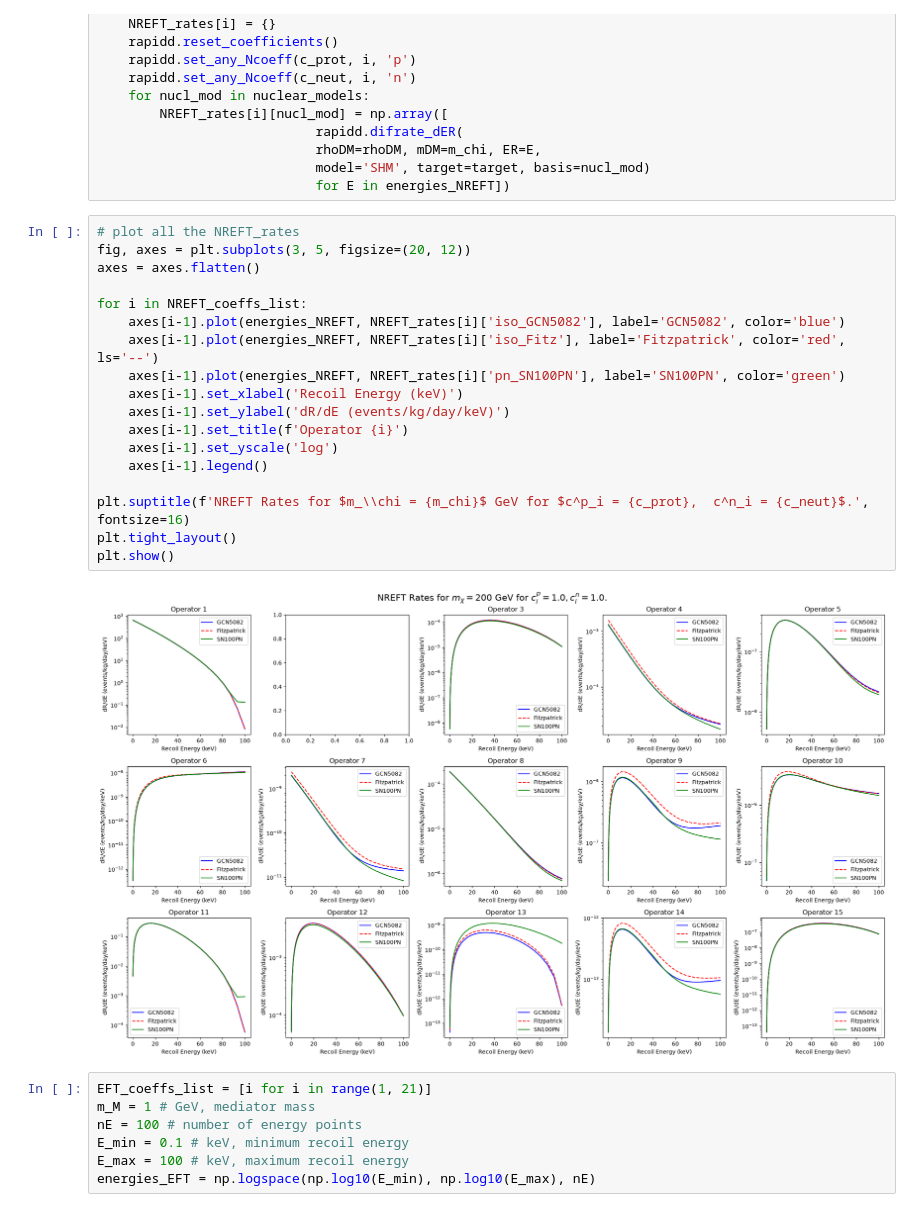
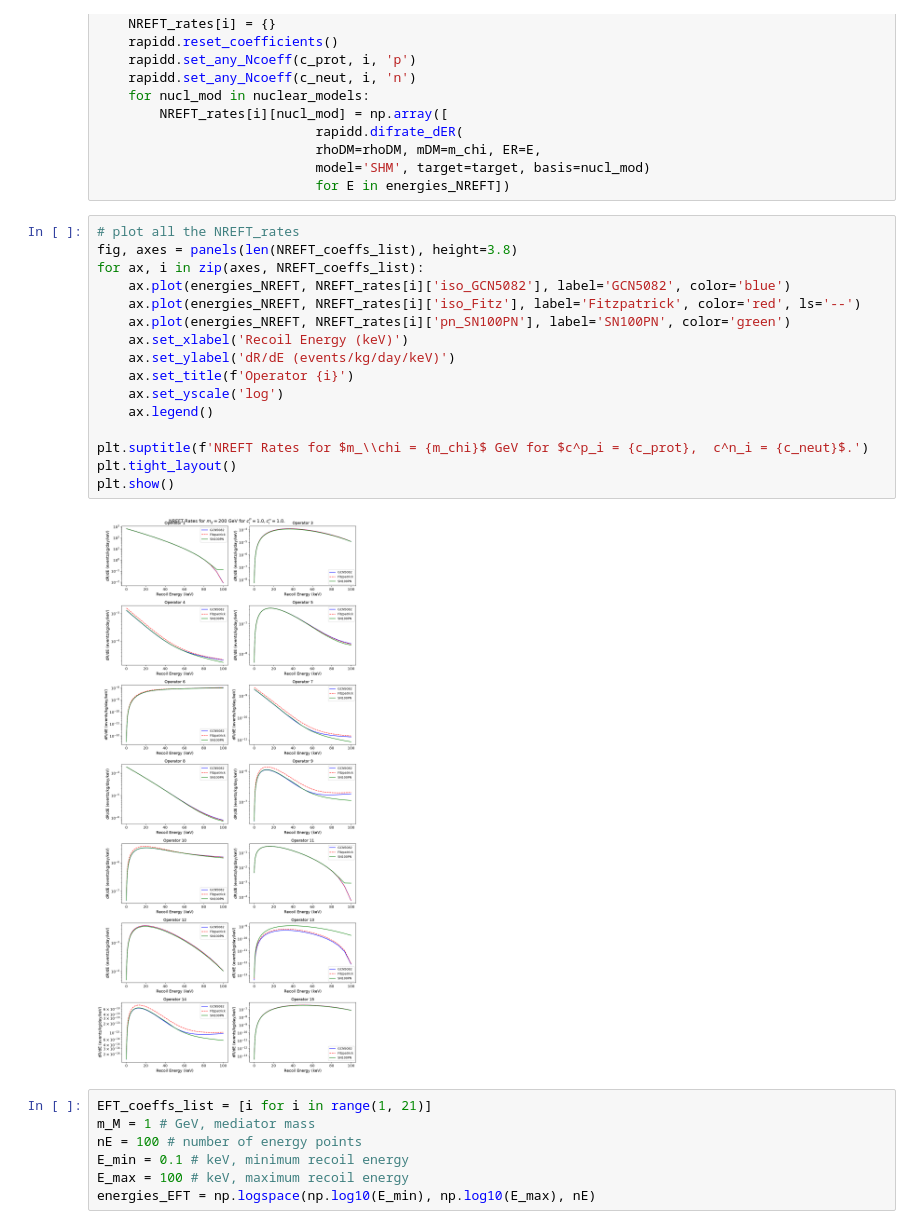
Before and after one commit to cheekyparticle/RAPIDD_for_DM, a Jupyter notebook: examples/checks_NR_rates.ipynb, the cells around one changed output. Saved outputs shown, nothing was run; the diff lists cells and outputs as text.

```diff
--- a/examples/checks_NR_rates.ipynb
+++ b/examples/checks_NR_rates.ipynb
@@ -52,24 +82,22 @@ for i in NREFT_coeffs_list:
                             for E in energies_NREFT])
 # %%
 # plot all the NREFT_rates
-fig, axes = plt.subplots(3, 5, figsize=(20, 12))
-axes = axes.flatten()
+fig, axes = panels(len(NREFT_coeffs_list), height=3.8)
+for ax, i in zip(axes, NREFT_coeffs_list):
+    ax.plot(energies_NREFT, NREFT_rates[i]['iso_GCN5082'], label='GCN5082', color='blue')
+    ax.plot(energies_NREFT, NREFT_rates[i]['iso_Fitz'], label='Fitzpatrick', color='red', ls='--')
+    ax.plot(energies_NREFT, NREFT_rates[i]['pn_SN100PN'], label='SN100PN', color='green')
+    ax.set_xlabel('Recoil Energy (keV)')
+    ax.set_ylabel('dR/dE (events/kg/day/keV)')
+    ax.set_title(f'Operator {i}')
+    ax.set_yscale('log')
+    ax.legend()
 
-for i in NREFT_coeffs_list:
-    axes[i-1].plot(energies_NREFT, NREFT_rates[i]['iso_GCN5082'], label='GCN5082', color='blue')
-    axes[i-1].plot(energies_NREFT, NREFT_rates[i]['iso_Fitz'], label='Fitzpatrick', color='red', ls='--')
-    axes[i-1].plot(energies_NREFT, NREFT_rates[i]['pn_SN100PN'], label='SN100PN', color='green')
-    axes[i-1].set_xlabel('Recoil Energy (keV)')
-    axes[i-1].set_ylabel('dR/dE (events/kg/day/keV)')
-    axes[i-1].set_title(f'Operator {i}')
-    axes[i-1].set_yscale('log')
-    axes[i-1].legend()
-
-plt.suptitle(f'NREFT Rates for $m_\\chi = {m_chi}$ GeV for $c^p_i = {c_prot},  c^n_i = {c_neut}$.', fontsize=16)
+plt.suptitle(f'NREFT Rates for $m_\\chi = {m_chi}$ GeV for $c^p_i = {c_prot},  c^n_i = {c_neut}$.')
 plt.tight_layout()
 plt.show()
 # %% [output]
-[figure, old version]
+[figure, new version]
 # %%
 EFT_coeffs_list = [i for i in range(1, 21)]
 m_M = 1 # GeV, mediator mass
```
Also changed, not shown: parts of 19 cells of this notebook, 4 other files.
